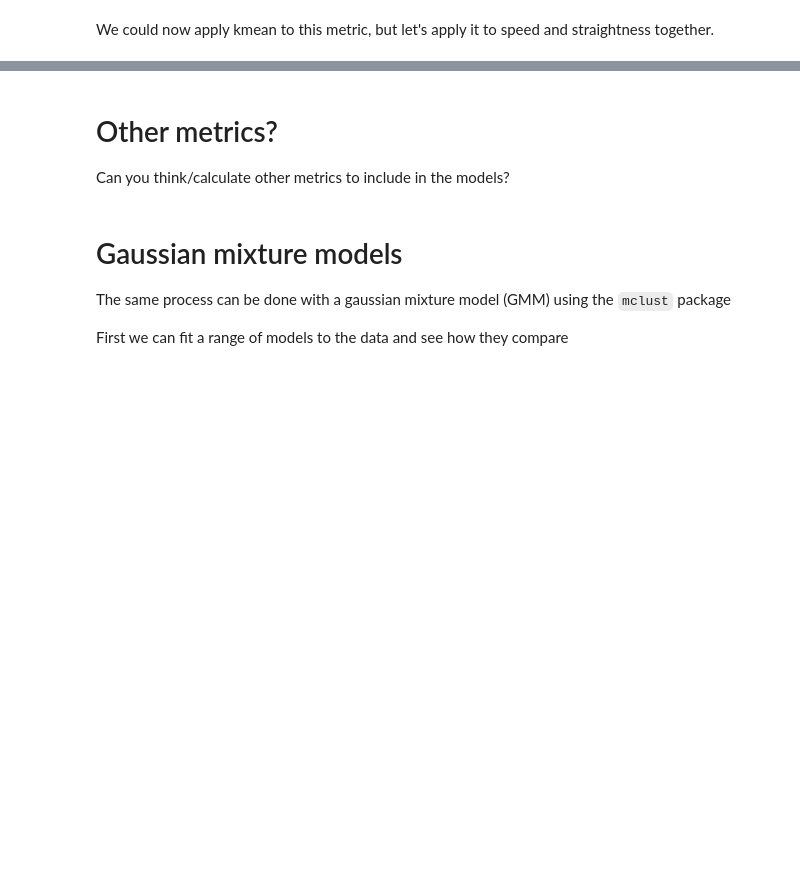
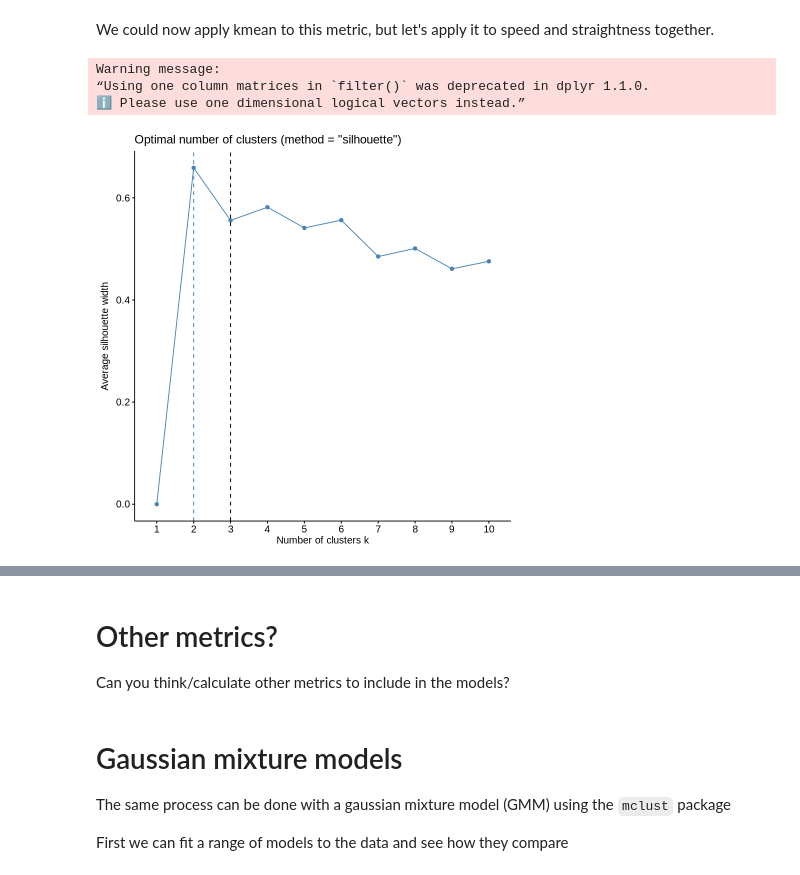
Before and after one commit to robinfreeman/BIOS0032_AI4Environment, a Jupyter notebook: TrackingData/practical.ipynb, the cells around one changed output, grey strips where cells are left out. Cells and saved outputs as stored; diff of their text form; code cells hidden in the pictures; blank space fills up the shorter version.

```diff
--- a/TrackingData/practical.ipynb
+++ b/TrackingData/practical.ipynb
@@ -94,7 +170,7 @@ Calculate speed for every individual...
 # Function to calculate speed as dist in m / time
 haversine_speed <- function(lat2, lat1, long2, long1, time2, time1) {
   dist_in_m = geosphere::distHaversine(
-    cbind(long1, lat2),
+    cbind(long1, lat1),
     cbind(long2, lat2),
     r = 6378137
   )
@@ -235,8 +372,20 @@ Calculate the strightness index (e-max) by calculating the mean cos(turning_angl
 # %%
 data <- data %>%
   mutate(
-    mean_angle = frollmean(cos(angle), n = 20, fill = NA, align = "left"),
-    mean_step = frollmean(step, n = 20, fill = NA, align = "left"),
+    mean_angle = frollmean(
+      cos(angle),
+      n = 20,
+      fill = NA,
+      align = "left",
+      na.rm = TRUE
+    ),
+    mean_step = frollmean(
+      step,
+      n = 20,
+      fill = NA,
+      align = "left",
+      na.rm = TRUE
+    ),
     emaxb = mean_step * mean_angle / (1 - mean_angle)
   )
 # %%
@@ -244,12 +397,22 @@ plot(log10(data$step), log10(data$emaxb))
 # %% [markdown]
 We could now apply kmean to this metric, but let's apply it to speed and straightness together.
 # %%
+data$log_speed_ms_s <- scale(log10(data$speed_ms + 1))
+data$log_emaxb_s <- scale(log10(data$emaxb + 1))
+
+data = filter(data, !is.na(log_emaxb_s))
+
 fviz_nbclust(
-  na.omit(cbind(log10(data$speed_ms), log10(data$emaxb))),
+  na.omit(cbind(data$log_speed_ms_s, data$log_emaxb_s)),
   kmeans,
-  method = "wss"
+  method = "silhouette" # (can also try 'wss', 'silhouette', 'gap_stat')
 ) +
   geom_vline(xintercept = 3, linetype = 2)
+# %% [output]
+Warning message:
+“Using one column matrices in `filter()` was deprecated in dplyr 1.1.0.
+ℹ Please use one dimensional logical vectors instead.”
+[figure, added]
 # %%
 kmeans_result = stats::kmeans(
   na.omit(cbind(data$speed_ms, data$emaxb)),
```
Also changed, not shown: parts of 37 cells of this notebook.
